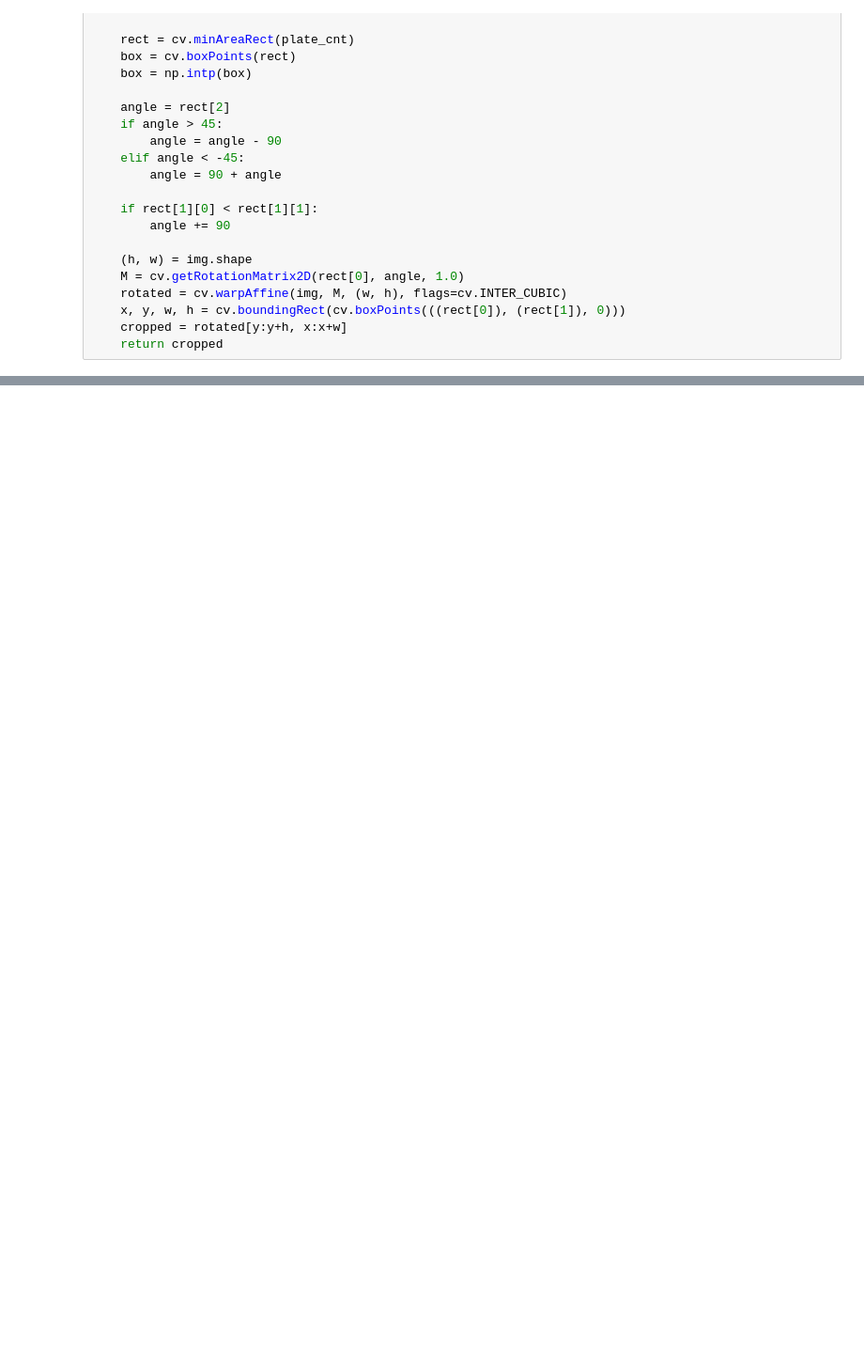
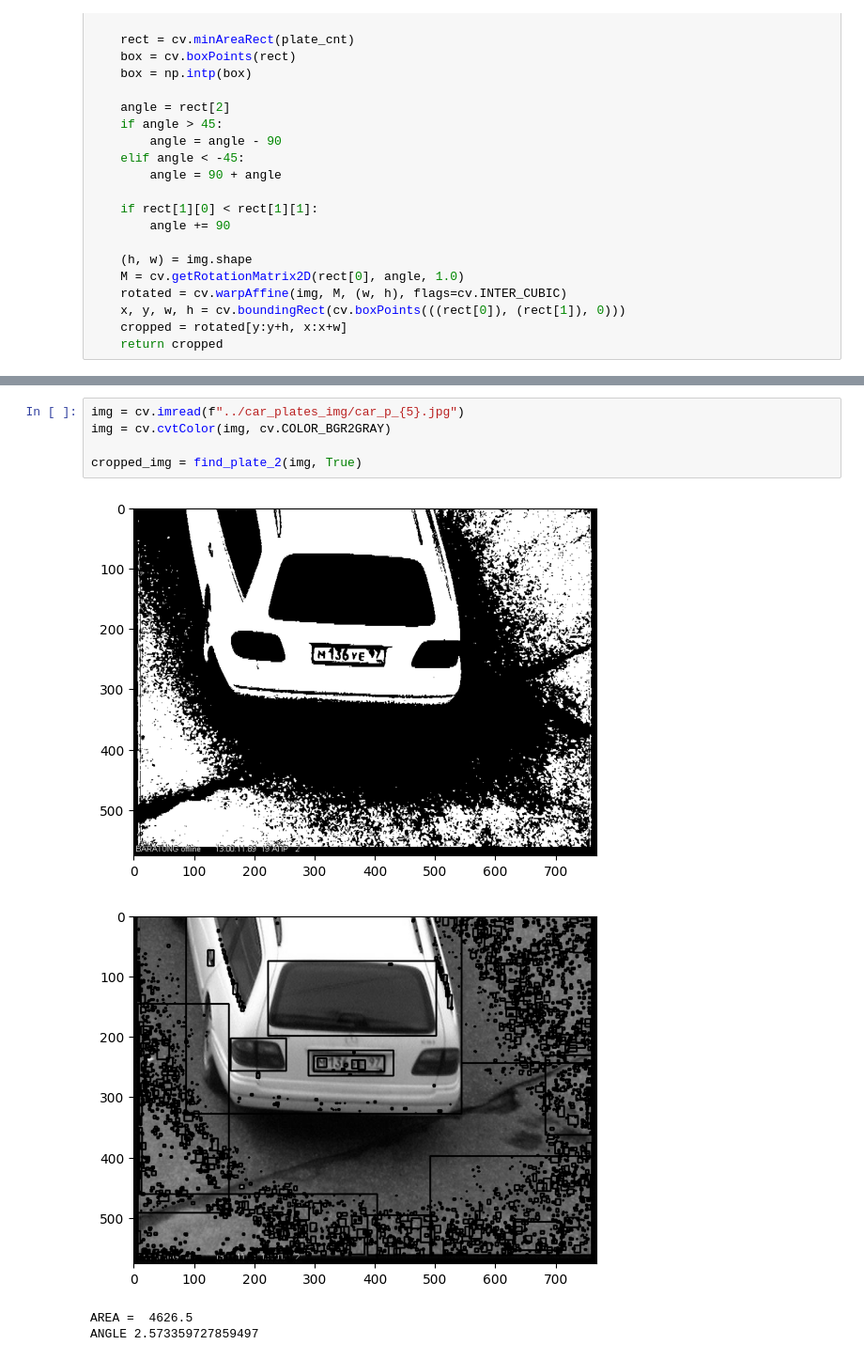
Before and after one commit to AlexanderTereshenkov/computer-vision, a Jupyter notebook: practice/plates.ipynb, the cells around one changed output, grey strips where cells are left out. Shown at 94% size. Drawn from its saved outputs; the diff is of its cells as text; blank space fills up the shorter version.

```diff
--- a/practice/plates.ipynb
+++ b/practice/plates.ipynb
@@ -82,6 +95,16 @@ def find_plate_2(img, th_img):
 
     cropped = cv.equalizeHist(cropped)
     return cropped
+# %%
+img = cv.imread(f"../car_plates_img/car_p_{5}.jpg")
+img = cv.cvtColor(img, cv.COLOR_BGR2GRAY)
+
+cropped_img = find_plate_2(img, True)
+# %% [output]
+[figure, added]
+[figure, added]
+AREA =  4626.5
+ANGLE 2.573359727859497
 # %%
 img_count = 8
 
```
Also changed, not shown: parts of 2 cells of this notebook, 1 other file.
